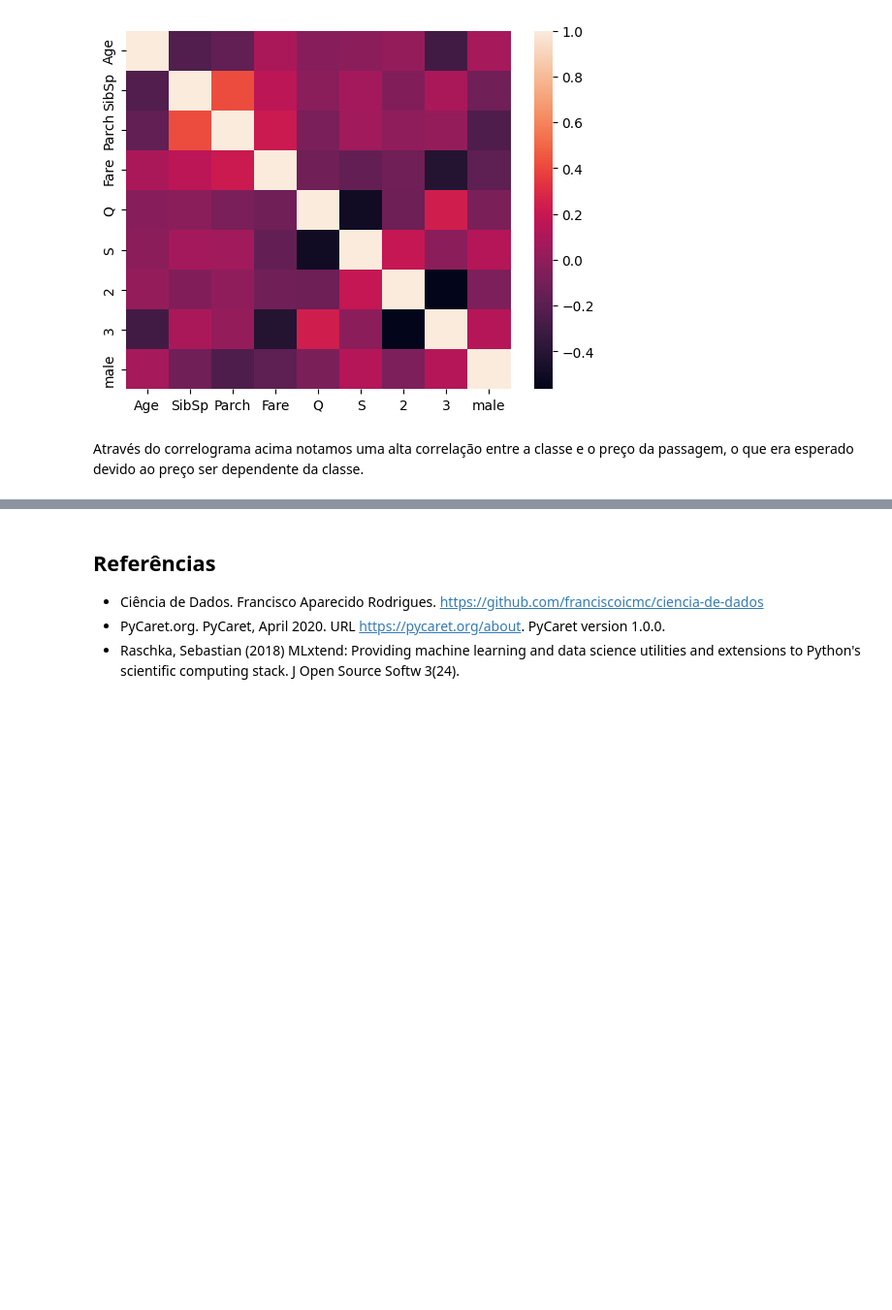
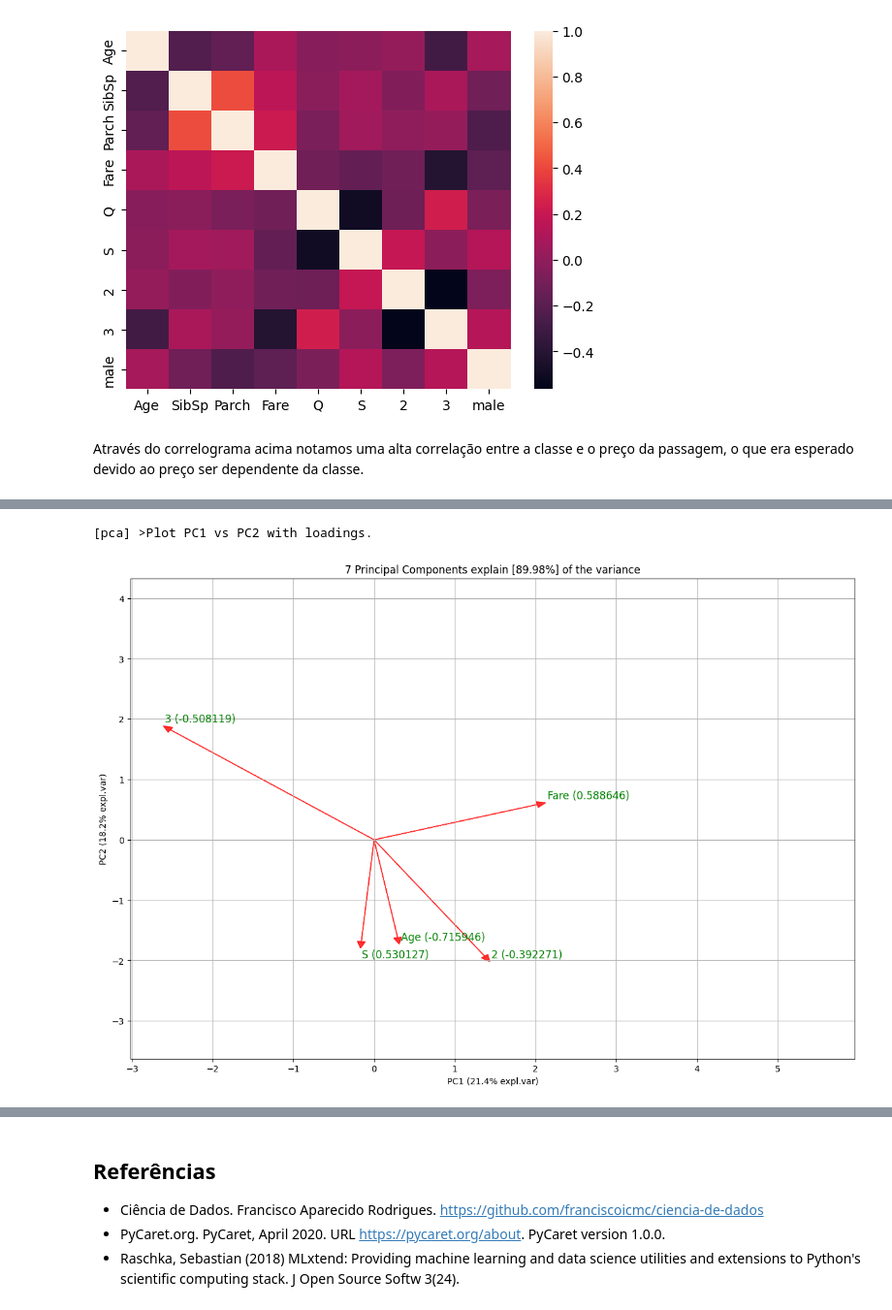
Before and after one commit to chicodias/22-02, a Jupyter notebook: Multivariada/titanic.ipynb, the cells around one changed output, grey strips where cells are left out. Shown: that part at 97% size. Saved outputs shown, nothing was run; the diff lists cells and outputs as text; code cells hidden in the pictures; blank space fills up the shorter version.

```diff
--- a/Multivariada/titanic.ipynb
+++ b/Multivariada/titanic.ipynb
@@ -193,0 +199,6 @@ fit = pca.fit_transform(X)
+# %%
+# Make biplot with the number of features
+fig, ax = pca_fit.biplot(n_feat=5, legend= False, label = False, cmap= None)
+# %% [output]
+[pca] >Plot PC1 vs PC2 with loadings.
+[figure, added]
```
Also changed, not shown: parts of 35 cells of this notebook, 14 other files.
